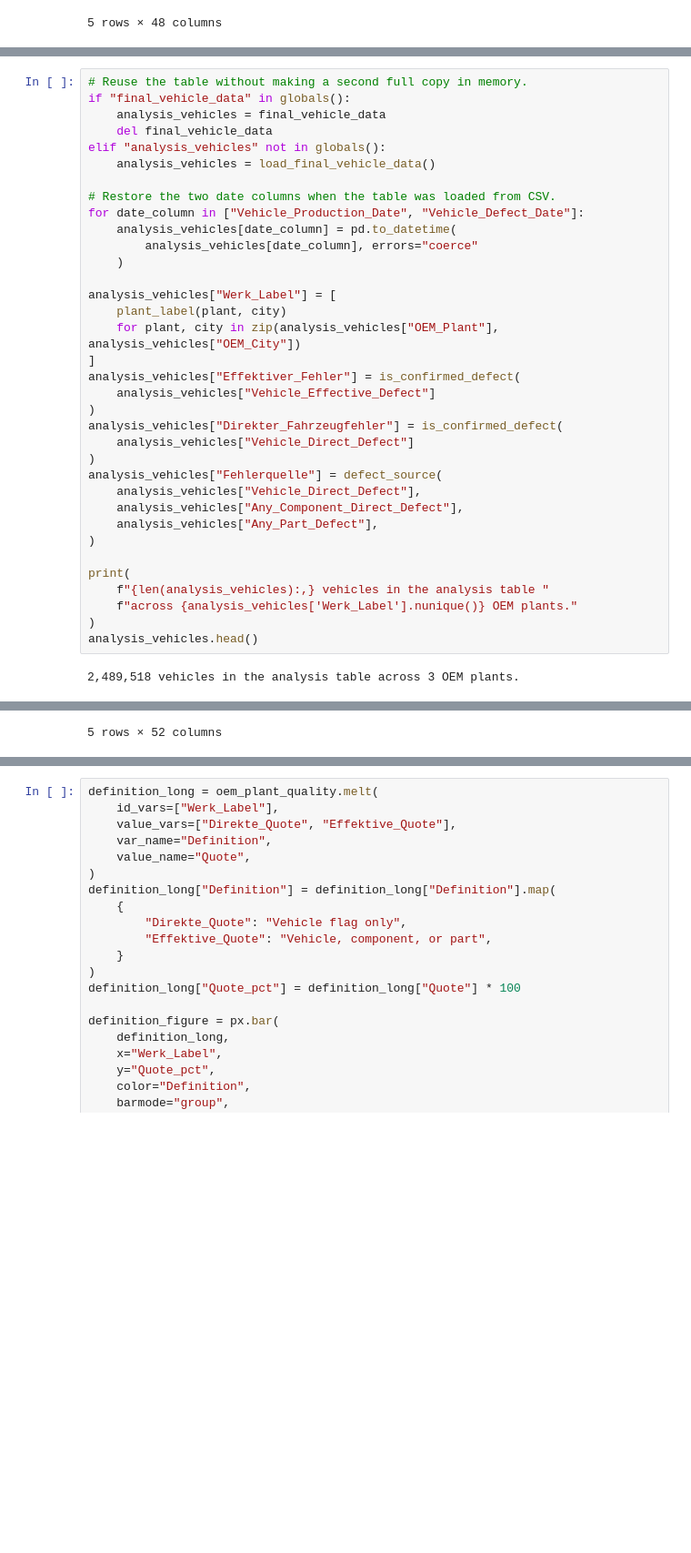
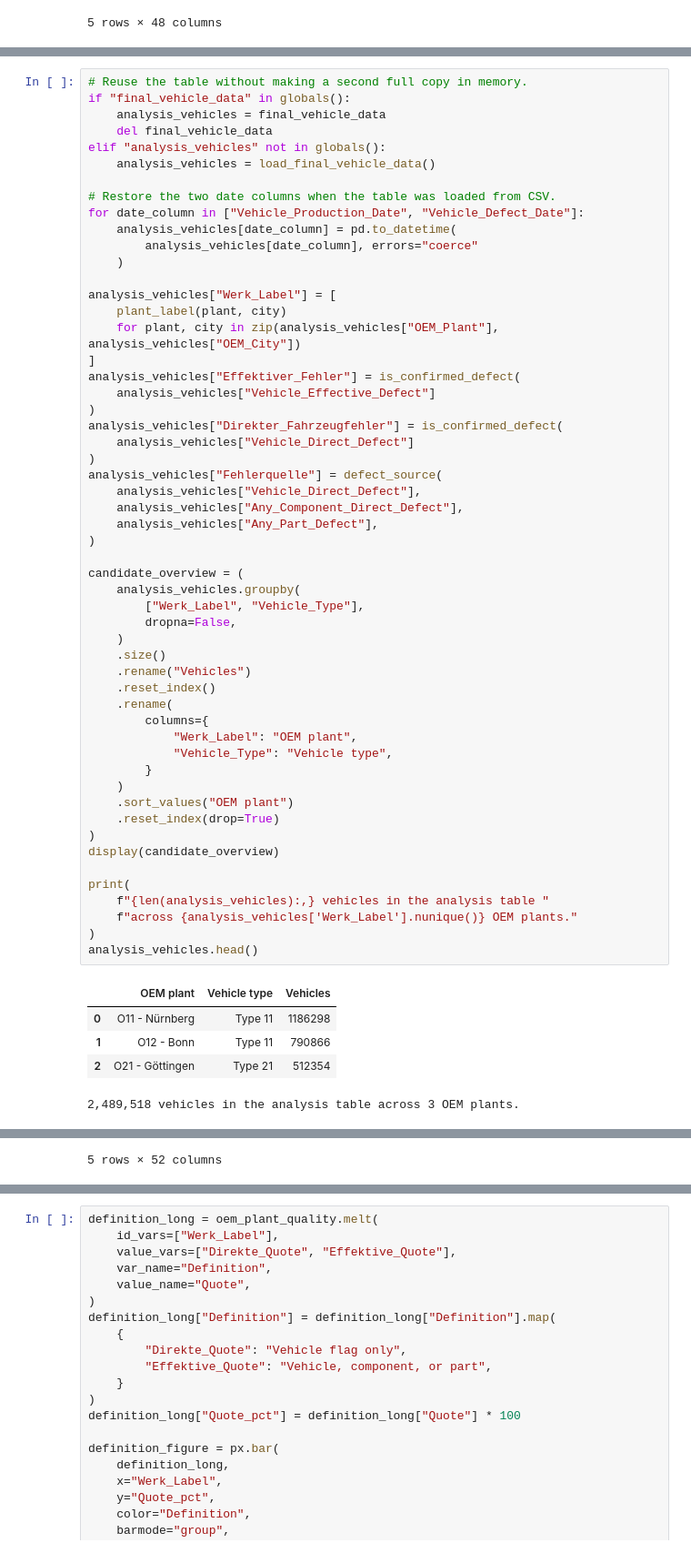
Before and after one commit to Patrick-RG/SoSe26_Case_Study_Group_44, a Jupyter notebook: SoSe26_Case_Study_Group_44.ipynb, the cells around one changed output, grey strips where cells are left out. Shown at 91% size. Cells and saved outputs as stored; diff of their text form; blank space fills up the shorter version.

```diff
--- a/SoSe26_Case_Study_Group_44.ipynb
+++ b/SoSe26_Case_Study_Group_44.ipynb
@@ -3572,31 +3637,54 @@ elif "analysis_vehicles" not in globals():
     analysis_vehicles = load_final_vehicle_data()
 
 # Restore the two date columns when the table was loaded from CSV.
 for date_column in ["Vehicle_Production_Date", "Vehicle_Defect_Date"]:
     analysis_vehicles[date_column] = pd.to_datetime(
         analysis_vehicles[date_column], errors="coerce"
     )
 
 analysis_vehicles["Werk_Label"] = [
     plant_label(plant, city)
     for plant, city in zip(analysis_vehicles["OEM_Plant"], analysis_vehicles["OEM_City"])
 ]
 analysis_vehicles["Effektiver_Fehler"] = is_confirmed_defect(
     analysis_vehicles["Vehicle_Effective_Defect"]
 )
 analysis_vehicles["Direkter_Fahrzeugfehler"] = is_confirmed_defect(
     analysis_vehicles["Vehicle_Direct_Defect"]
 )
 analysis_vehicles["Fehlerquelle"] = defect_source(
     analysis_vehicles["Vehicle_Direct_Defect"],
     analysis_vehicles["Any_Component_Direct_Defect"],
     analysis_vehicles["Any_Part_Defect"],
 )
 
+candidate_overview = (
+    analysis_vehicles.groupby(
+        ["Werk_Label", "Vehicle_Type"],
+        dropna=False,
+    )
+    .size()
+    .rename("Vehicles")
+    .reset_index()
+    .rename(
+        columns={
+            "Werk_Label": "OEM plant",
+            "Vehicle_Type": "Vehicle type",
+        }
+    )
+    .sort_values("OEM plant")
+    .reset_index(drop=True)
+)
+display(candidate_overview)
+
 print(
     f"{len(analysis_vehicles):,} vehicles in the analysis table "
     f"across {analysis_vehicles['Werk_Label'].nunique()} OEM plants."
 )
 analysis_vehicles.head()
 # %% [output]
+|  | OEM plant | Vehicle type | Vehicles |
+| 0 | O11 - Nürnberg | Type 11 | 1186298 |
+| 1 | O12 - Bonn | Type 11 | 790866 |
+| 2 | O21 - Göttingen | Type 21 | 512354 |
 2,489,518 vehicles in the analysis table across 3 OEM plants.
```
Also changed, not shown: parts of 54 cells of this notebook.
